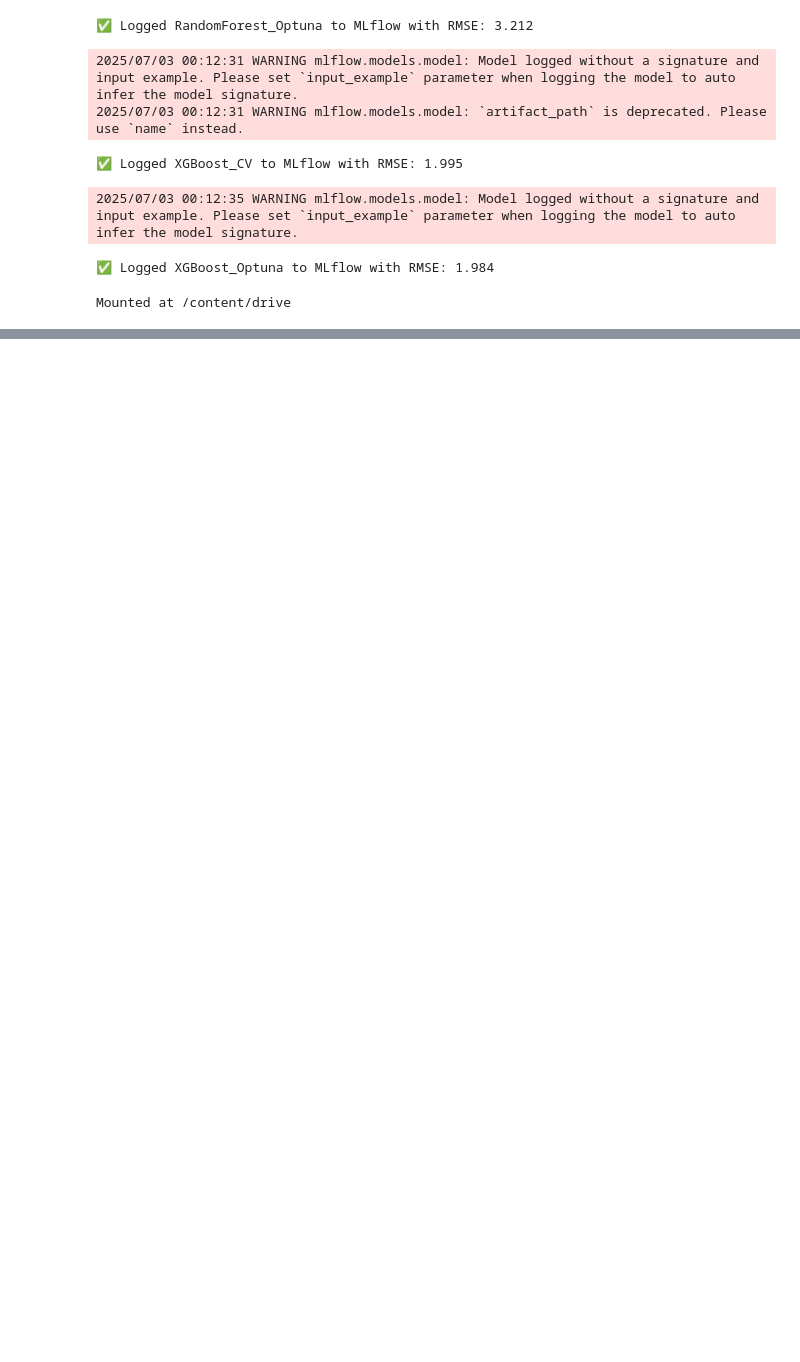
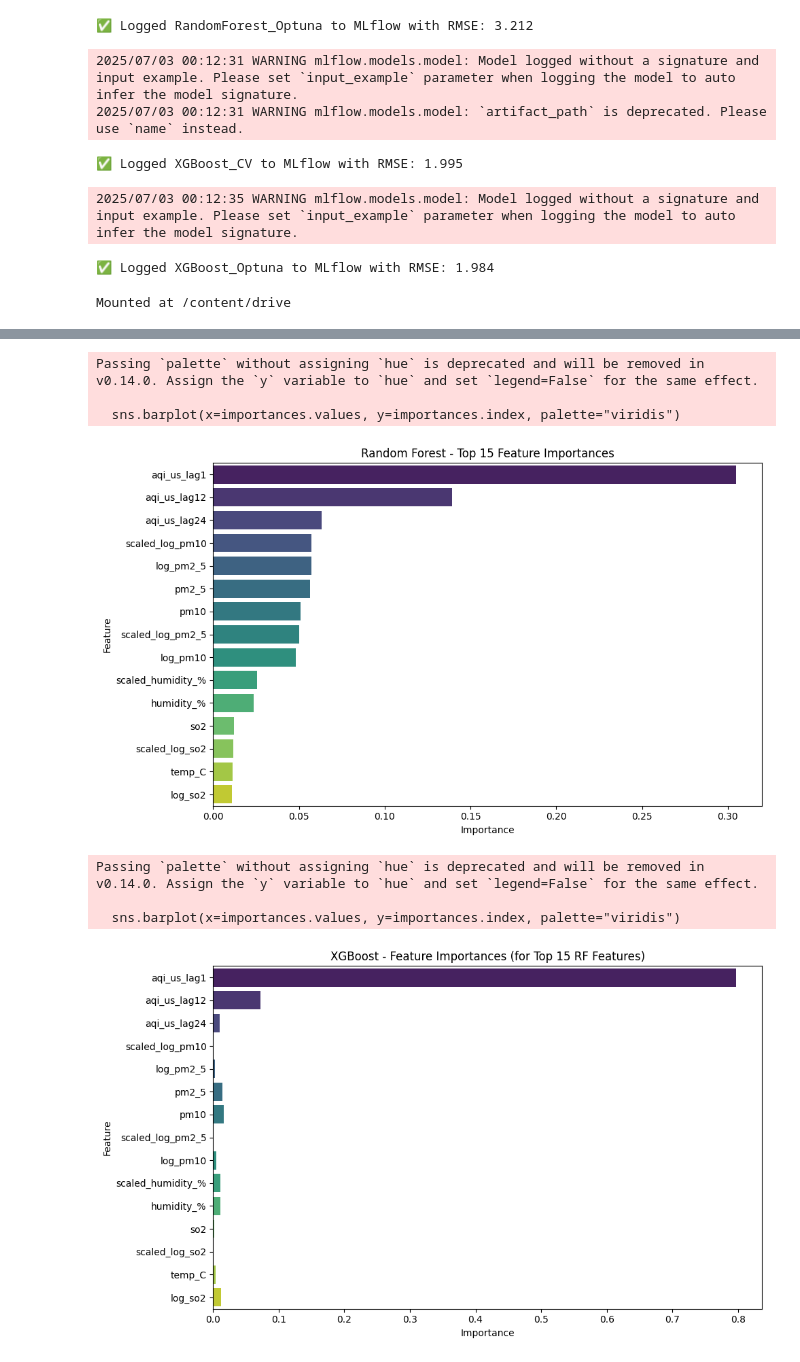
Before and after one commit to uma1r111/MLOps-AQI-Project, a Jupyter notebook: Feature Selection/Feature_Selection.ipynb, the cells around one changed output, grey strips where cells are left out. Saved outputs shown, nothing was run; the diff lists cells and outputs as text; code cells hidden in the pictures; blank space fills up the shorter version.

```diff
--- a/Feature Selection/Feature_Selection.ipynb
+++ b/Feature Selection/Feature_Selection.ipynb
@@ -420,0 +543,23 @@ Mounted at /content/drive
+# %%
+# Optuna for XGboost
+
+def xgb_objective(trial):
+    xgb_params = {
+        "n_estimators": trial.suggest_int("n_estimators", 100, 500),
+        "max_depth": trial.suggest_int("max_depth", 3, 10),
+        "learning_rate": trial.suggest_float("learning_rate", 0.01, 0.3),
+        "subsample": trial.suggest_float("subsample", 0.6, 1.0),
+        "colsample_bytree": trial.suggest_float("colsample_bytree", 0.6, 1.0),
+        "gamma": trial.suggest_float("gamma", 0, 1.0),
+        "reg_alpha": trial.suggest_float("reg_alpha", 0, 1.0),
+        "reg_lambda": trial.suggest_float("reg_lambda", 0, 1.0)
+    }
+    model = XGBRegressor(**xgb_params, random_state=42)
+    model.fit(X_train, y_train)
+    preds = model.predict(X_test)
+    return mean_squared_error(y_test, preds)
+
+xgb_study = optuna.create_study(direction="minimize")
+xgb_study.optimize(xgb_objective, n_trials=50)
+best_xgb_optuna = XGBRegressor(**xgb_study.best_params, random_state=42)
+best_xgb_optuna.fit(X_train, y_train)
@@ -420,0 +596,30 @@ Mounted at /content/drive
+# %%
+# Extract feature importances
+rf_importances = pd.Series(best_rf_optuna.feature_importances_, index=X_train.columns).sort_values(ascending=False)[:15]
+xgb_importances = pd.Series(best_xgb_optuna.feature_importances_, index=X_train.columns).sort_values(ascending=False)
+# %%
+# Plotting Function
+def plot_importances(importances, title):
+    plt.figure(figsize=(10, 6))
+    sns.barplot(x=importances.values, y=importances.index, palette="viridis")
+    plt.title(title)
+    plt.xlabel("Importance")
+    plt.ylabel("Feature")
+    plt.tight_layout()
+    plt.show()
+# %%
+# Random Forest
+plot_importances(rf_importances, "Random Forest - Top 15 Feature Importances")
+
+# XGBoost
+xgb_top15 = xgb_importances[rf_importances.index]
+plot_importances(xgb_top15, "XGBoost - Feature Importances (for Top 15 RF Features)")
+# %% [output]
+Passing `palette` without assigning `hue` is deprecated and will be removed in v0.14.0. Assign the `y` variable to `hue` and set `legend=False` for the same effect.
+
+  sns.barplot(x=importances.values, y=importances.index, palette="viridis")
+[figure, added]
+Passing `palette` without assigning `hue` is deprecated and will be removed in v0.14.0. Assign the `y` variable to `hue` and set `legend=False` for the same effect.
+
+  sns.barplot(x=importances.values, y=importances.index, palette="viridis")
+[figure, added]
```
Also changed, not shown: parts of 34 cells of this notebook.
